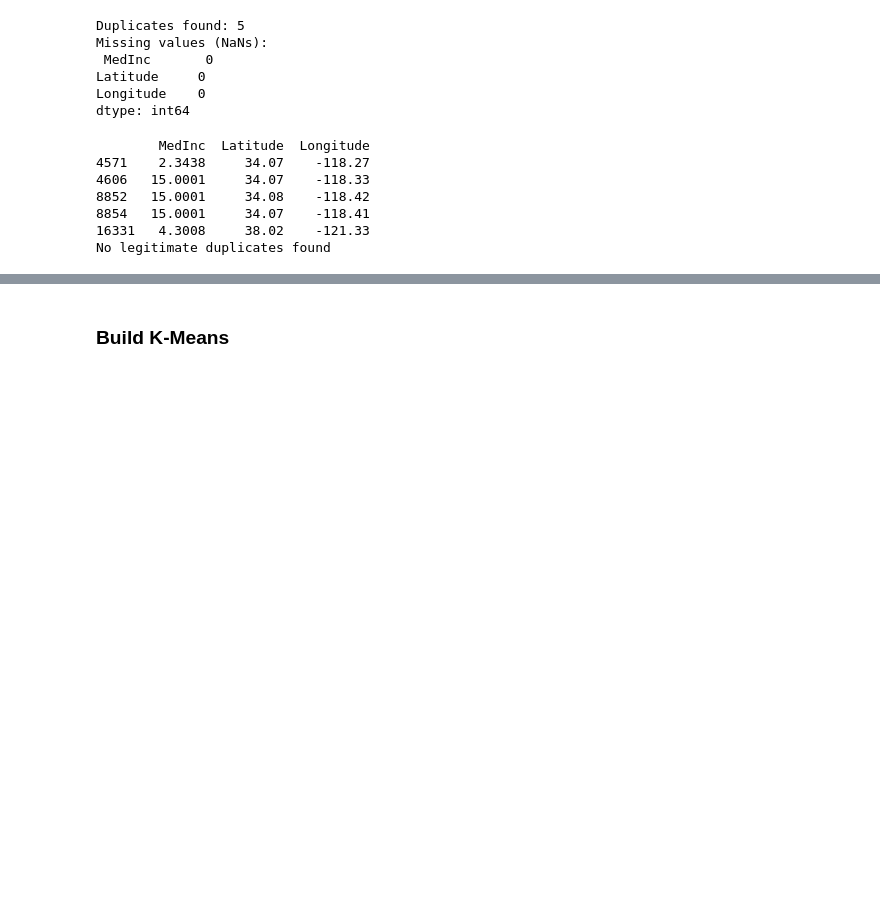
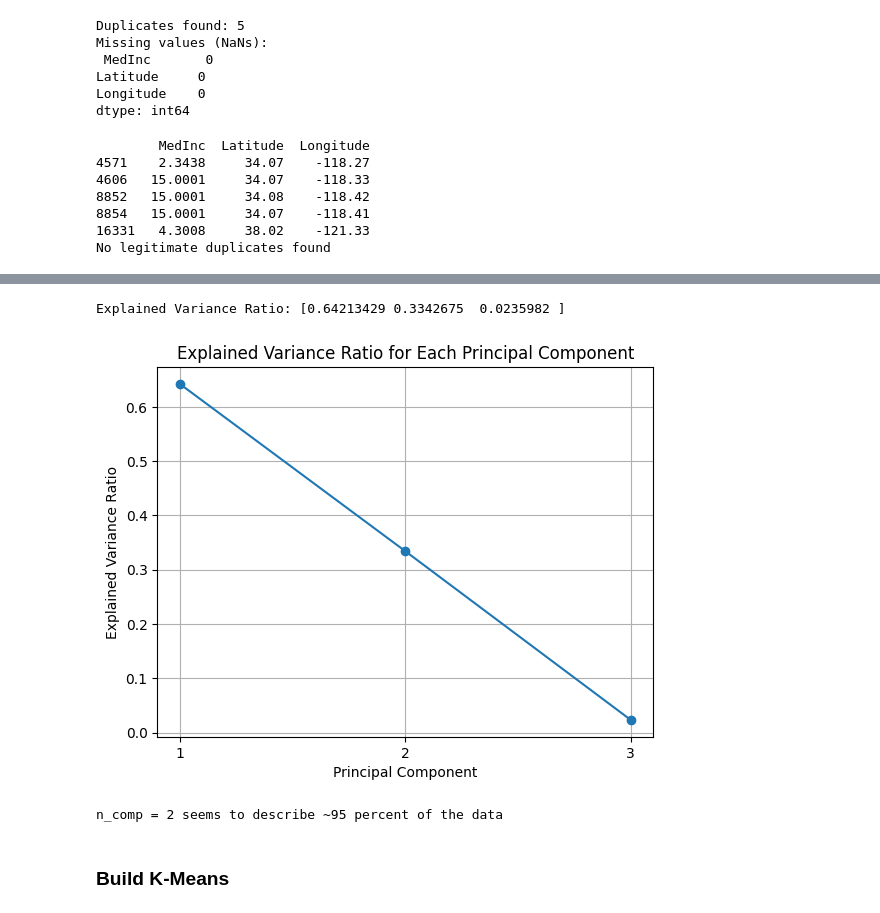
Before and after one commit to isabellegaldau/k-means, a Jupyter notebook: src/explore.ipynb, the cells around one changed output, grey strips where cells are left out. Drawn from its saved outputs; the diff is of its cells as text; code cells hidden in the pictures; blank space fills up the shorter version.

```diff
--- a/src/explore.ipynb
+++ b/src/explore.ipynb
@@ -58,3 +82,29 @@ Test set shape: (4128, 4)
+# %%
+from sklearn.decomposition import PCA
+import matplotlib.pyplot as plt
+
+# Step 5: Implement PCA
+pca_test = PCA()  # Initialize PCA without specifying the number of components
+X_train_pca_test = pca_test.fit_transform(X_train_scaled)
+
+# Step 6: Compute explained variance ratio
+explained_variance_ratio = pca_test.explained_variance_ratio_
+print("Explained Variance Ratio:", explained_variance_ratio)
+
+# Step 7: Plot explained variance ratio
+plt.plot(range(1, len(explained_variance_ratio) + 1), explained_variance_ratio, marker='o')
+plt.xlabel('Principal Component')
+plt.ylabel('Explained Variance Ratio')
+plt.title('Explained Variance Ratio for Each Principal Component')
+plt.xticks(range(1, len(explained_variance_ratio) + 1))
+plt.grid(True)
+plt.show()
+
+print("n_comp = 2 seems to describe ~95 percent of the data")
+# %% [output]
+Explained Variance Ratio: [0.64213429 0.3342675  0.0235982 ]
+[figure, added]
+n_comp = 2 seems to describe ~95 percent of the data
 # %% [markdown]
 ### Build K-Means
 # %%
```
Also changed, not shown: parts of 9 cells of this notebook, 2 other files.
